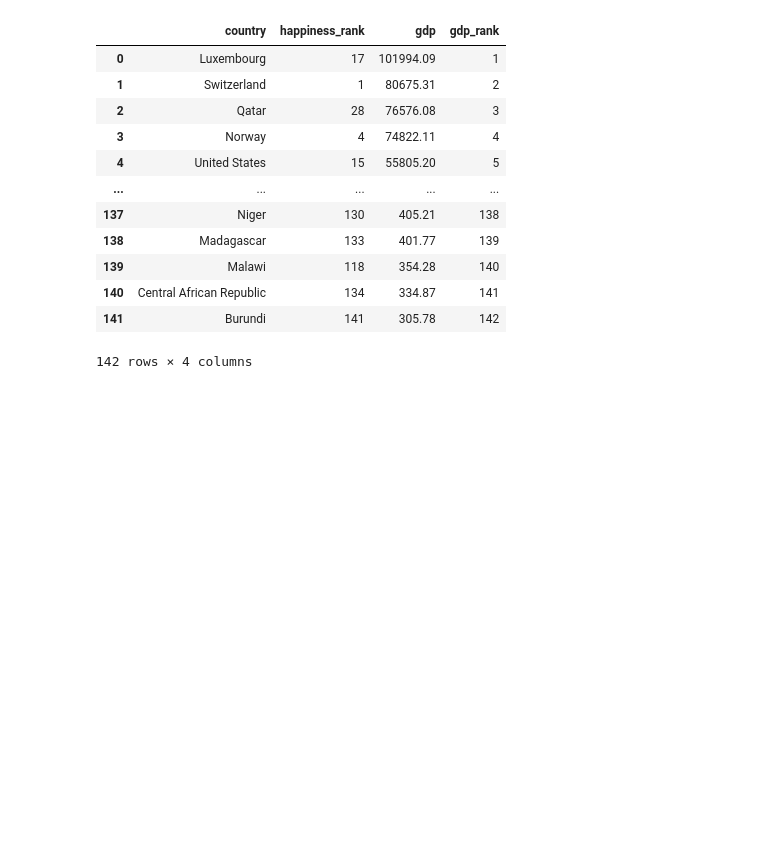
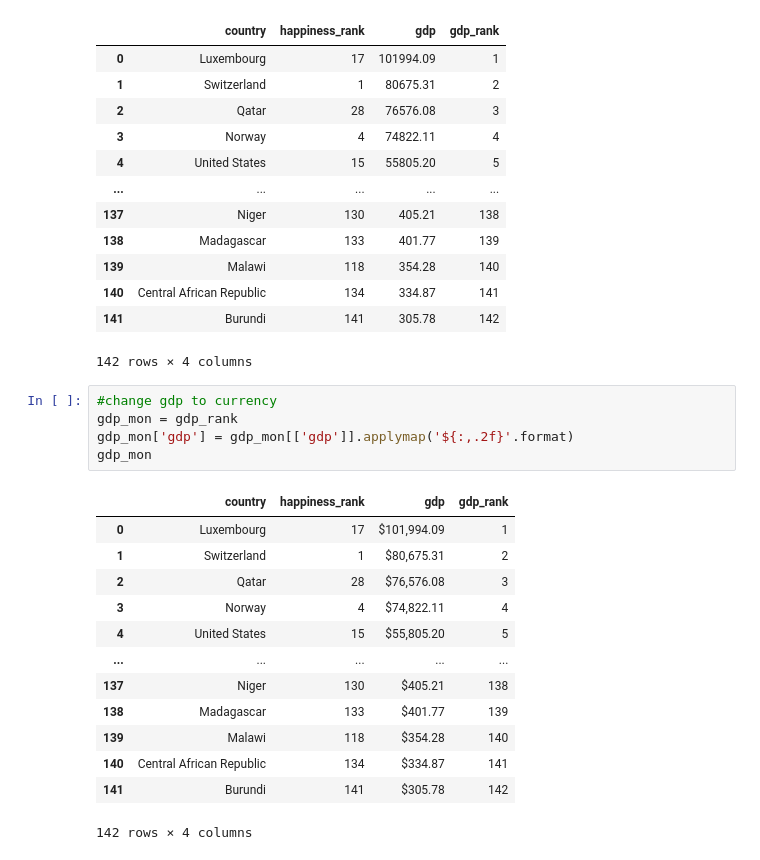
Before and after one commit to Jinzi860209/ETL-Project, a Jupyter notebook: GDP.ipynb, the cells around one changed output. Cells and saved outputs as stored; diff of their text form; blank space fills up the shorter version.

```diff
--- a/GDP.ipynb
+++ b/GDP.ipynb
@@ -248,3 +248,22 @@ gdp_rank
 | 140 | Central African Republic | 134 | 334.87 | 141 |
 | 141 | Burundi | 141 | 305.78 | 142 |
 142 rows × 4 columns
+# %%
+#change gdp to currency
+gdp_mon = gdp_rank
+gdp_mon['gdp'] = gdp_mon[['gdp']].applymap('${:,.2f}'.format)
+gdp_mon
+# %% [output]
+|  | country | happiness_rank | gdp | gdp_rank |
+| 0 | Luxembourg | 17 | $101,994.09 | 1 |
+| 1 | Switzerland | 1 | $80,675.31 | 2 |
+| 2 | Qatar | 28 | $76,576.08 | 3 |
+| 3 | Norway | 4 | $74,822.11 | 4 |
+| 4 | United States | 15 | $55,805.20 | 5 |
+| ... | ... | ... | ... | ... |
+| 137 | Niger | 130 | $405.21 | 138 |
+| 138 | Madagascar | 133 | $401.77 | 139 |
+| 139 | Malawi | 118 | $354.28 | 140 |
+| 140 | Central African Republic | 134 | $334.87 | 141 |
+| 141 | Burundi | 141 | $305.78 | 142 |
+142 rows × 4 columns
```
